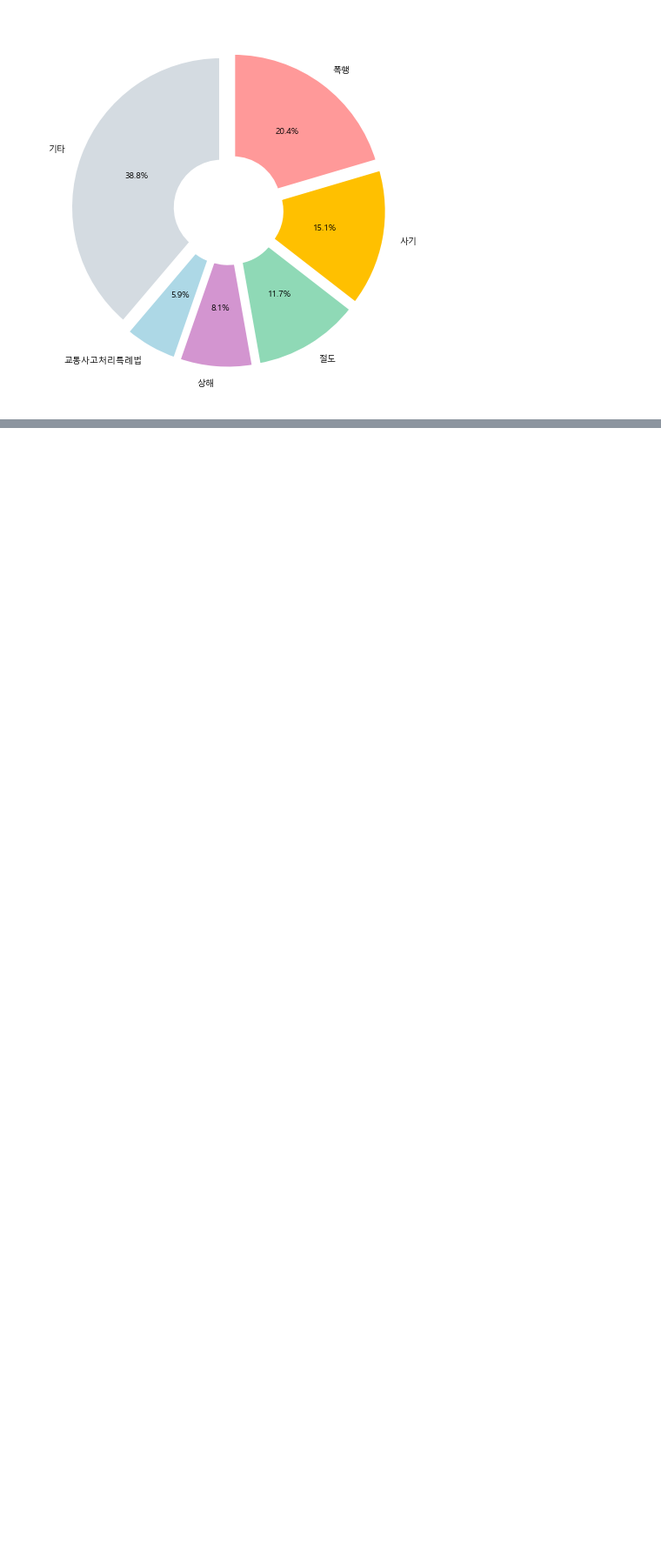
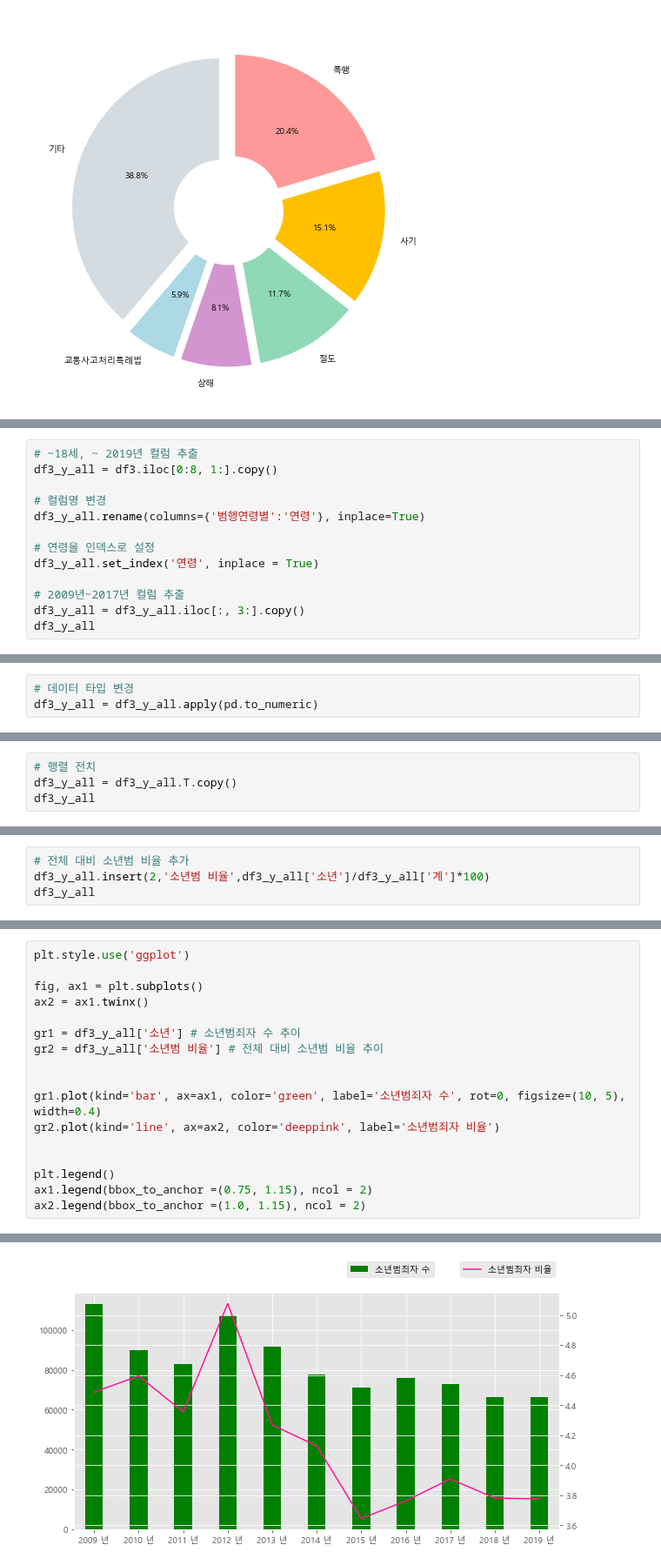
Before and after one commit to hkim11656/crime_analysis, a Jupyter notebook: 07_연령별 소년범죄 비율_김현화.ipynb, the cells around one changed output, grey strips where cells are left out. Shown at 87% size. Cells and saved outputs as stored; diff of their text form; blank space fills up the shorter version.

```diff
--- a/07_연령별 소년범죄 비율_김현화.ipynb
+++ b/07_연령별 소년범죄 비율_김현화.ipynb
@@ -617,0 +689,13 @@ plt.show()
+# %%
+# ~18세, ~ 2019년 컬럼 추출
+df3_y_all = df3.iloc[0:8, 1:].copy()
+
+# 컬럼명 변경
+df3_y_all.rename(columns={'범행연령별':'연령'}, inplace=True)
+
+# 연령을 인덱스로 설정
+df3_y_all.set_index('연령', inplace = True)
+
+# 2009년~2017년 컬럼 추출
+df3_y_all = df3_y_all.iloc[:, 3:].copy()
+df3_y_all
@@ -617,0 +713,3 @@ plt.show()
+# %%
+# 데이터 타입 변경
+df3_y_all = df3_y_all.apply(pd.to_numeric)
@@ -617,0 +737,4 @@ plt.show()
+# %%
+# 행렬 전치
+df3_y_all = df3_y_all.T.copy()
+df3_y_all
@@ -617,0 +770,4 @@ plt.show()
+# %%
+# 전체 대비 소년범 비율 추가
+df3_y_all.insert(2,'소년범 비율',df3_y_all['소년']/df3_y_all['계']*100)
+df3_y_all
@@ -617,0 +802,18 @@ plt.show()
+# %%
+plt.style.use('ggplot')
+
+fig, ax1 = plt.subplots()
+ax2 = ax1.twinx()
+
+gr1 = df3_y_all['소년'] # 소년범죄자 수 추이
+gr2 = df3_y_all['소년범 비율'] # 전체 대비 소년범 비율 추이
+
+
+gr1.plot(kind='bar', ax=ax1, color='green', label='소년범죄자 수', rot=0, figsize=(10, 5), width=0.4)
+gr2.plot(kind='line', ax=ax2, color='deeppink', label='소년범죄자 비율')
+
+
+plt.legend()
+ax1.legend(bbox_to_anchor =(0.75, 1.15), ncol = 2)
+ax2.legend(bbox_to_anchor =(1.0, 1.15), ncol = 2)
+# %% [output]
@@ -617,0 +821 @@ plt.show()
+[figure, added]
```
Also changed, not shown: parts of 53 cells of this notebook, 5 other files.
